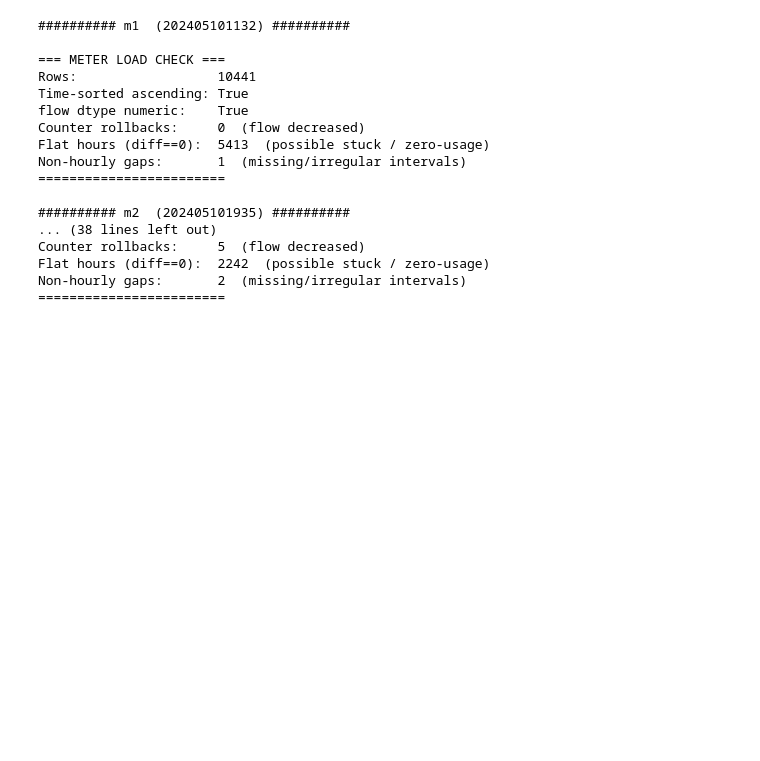
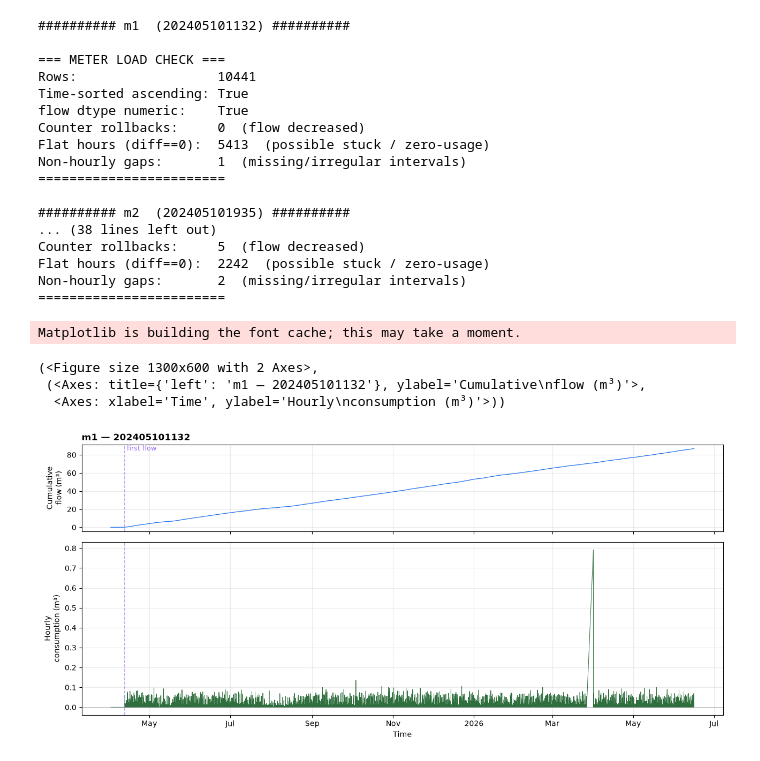
Before and after one commit to Panayiotiscyprus1/ML-Based-Anomaly-and-Attack-Detection-for-Smart-Meter-Telemetry, a Jupyter notebook: notebooks/01_explore_snapshot.ipynb, the cells around one changed output. Cells and saved outputs as stored; diff of their text form; code cells hidden in the pictures; blank space fills up the shorter version.

```diff
--- a/notebooks/01_explore_snapshot.ipynb
+++ b/notebooks/01_explore_snapshot.ipynb
@@ -103,3 +103,13 @@ Counter rollbacks:     5  (flow decreased)
 Flat hours (diff==0):  2242  (possible stuck / zero-usage)
 Non-hourly gaps:       2  (missing/irregular intervals)
 ========================
+# %%
+from src.plotting import plot_meter
+
+plot_meter(m1, title="m1 — 202405101132")
+# %% [output]
+Matplotlib is building the font cache; this may take a moment.
+(<Figure size 1300x600 with 2 Axes>,
+ (<Axes: title={'left': 'm1 — 202405101132'}, ylabel='Cumulative\nflow (m³)'>,
+  <Axes: xlabel='Time', ylabel='Hourly\nconsumption (m³)'>))
+[figure, added]
```
Also changed, not shown: parts of 4 cells of this notebook, 1 other file.
